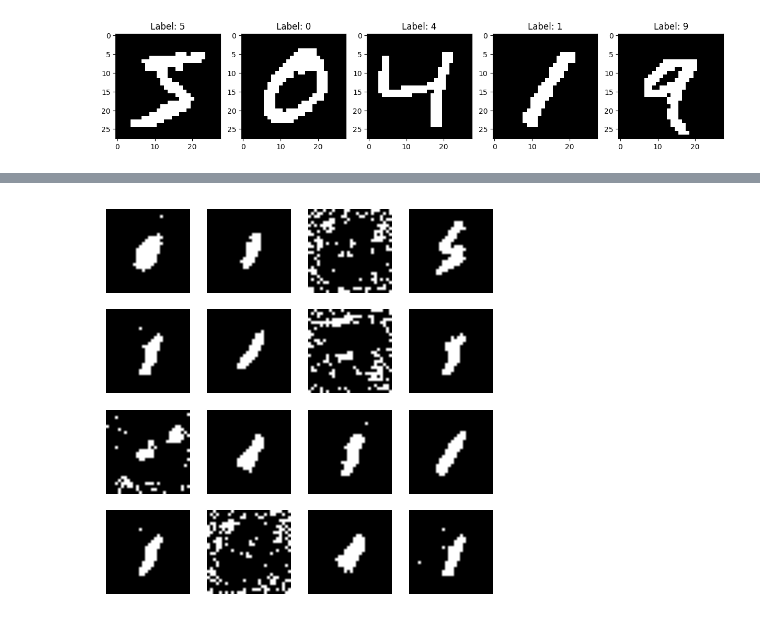
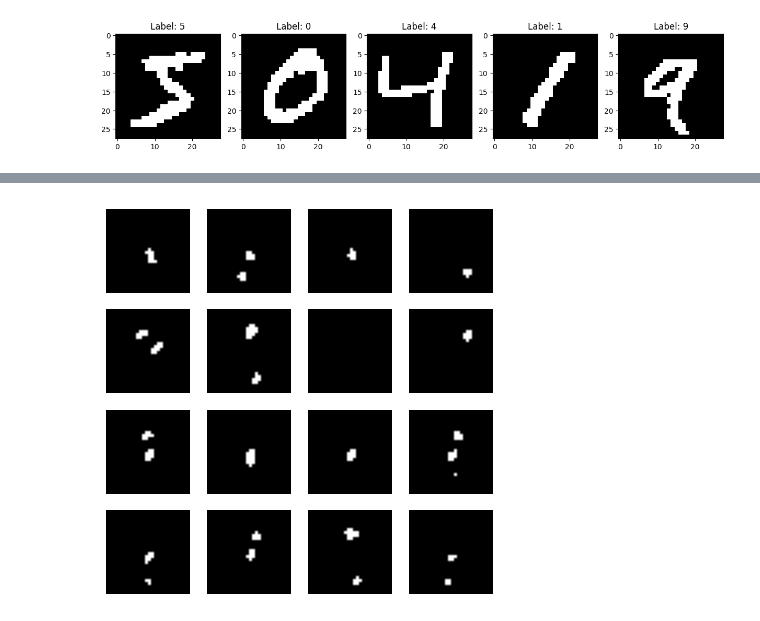
Before and after one commit to joeagriffith/ml-learning, a Jupyter notebook: Deep_Learning/Experimental/Boltzmann/mnist/rbm.ipynb, the cells around one changed output, grey strips where cells are left out. Drawn from its saved outputs; the diff is of its cells as text; code cells hidden in the pictures.

Commit message:
Learning well, but can't generate. out of dist landscape not learnt

```diff
--- a/Deep_Learning/Experimental/Boltzmann/mnist/rbm.ipynb
+++ b/Deep_Learning/Experimental/Boltzmann/mnist/rbm.ipynb
@@ -128,7 +132,7 @@ def train(
         errors.append(sum(epoch_errors)/len(epoch_errors))
         losses.append(sum(epoch_losses)/len(epoch_losses))
 # %%
-model = RestrictedBoltzmannMachine(784, 500, temp_k=0.1, device=device)
+model = RestrictedBoltzmannMachine(784, 500, device=device)
 errors = []
 losses = []
 # %%
@@ -180,6 +189,6 @@ plt.show()
 # %%
 # view first 16 features
-features = model.weights.T[:16,:].view(16, 28, 28)
+features = model.weights[:16,:].view(16, 28, 28)
 
 fig, axs = plt.subplots(4, 4, figsize=(10, 10))
 for i in range(4):
@@ -191,10 +200,12 @@ plt.show()
 # %%
-imgs = model.generate(16, steps=100, mean_field=False).view(-1, 28, 28)
+state = model.init_state(batch_size=16, mean_field=True)
+model(state, steps=100)
+imgs = state[0].view(16, 28, 28)
 
 fig, axs = plt.subplots(4, 4, figsize=(5, 5))
 for i in range(16):
     axs[i//4, i%4].imshow(np.squeeze(imgs[i].cpu().detach().numpy()), cmap='gray')
     axs[i//4, i%4].axis('off')
 plt.show()
 # %% [output]
-[figure, old version]
+[figure, new version]
```
Also changed, not shown: parts of 4 cells of this notebook, 1 other file.
